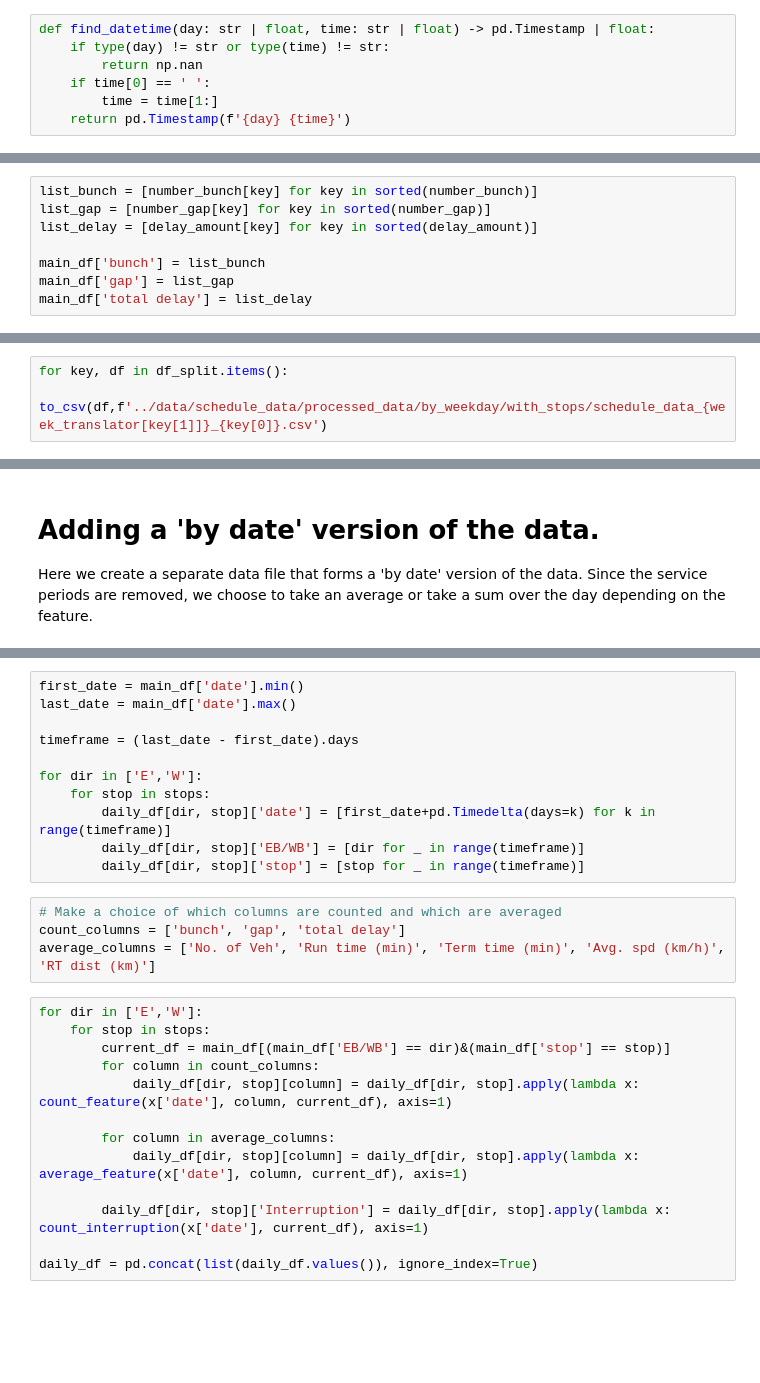
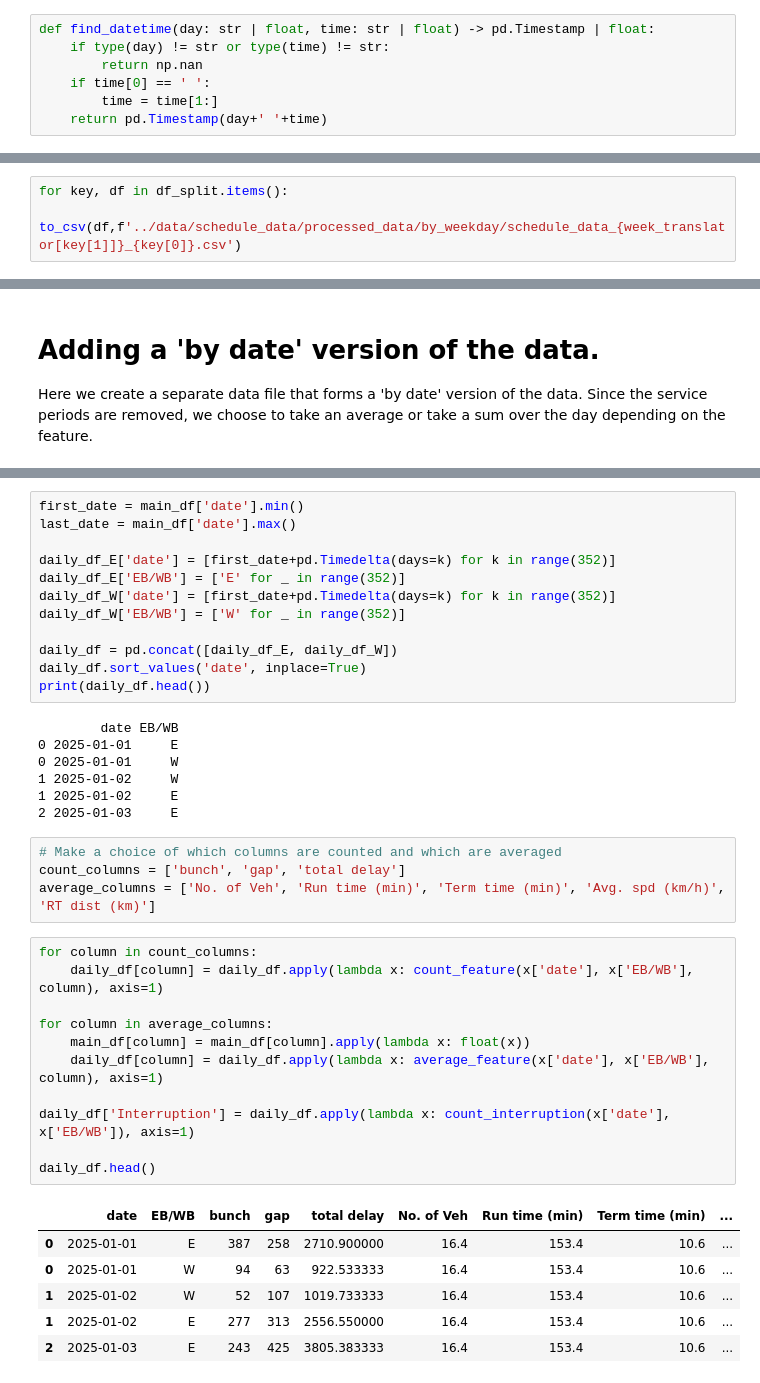
Before and after one commit to Erdos-Projects/spring-2026-predicting-streetcar-delays, a Jupyter notebook: data_processing/schedule_data_cleanup.ipynb, the cells around one changed output, grey strips where cells are left out. Saved outputs shown, nothing was run; the diff lists cells and outputs as text; blank space fills up the shorter version.

```diff
--- a/data_processing/schedule_data_cleanup.ipynb
+++ b/data_processing/schedule_data_cleanup.ipynb
@@ -72,7 +69,7 @@ def find_datetime(day: str | float, time: str | float) -> pd.Timestamp | float:
         return np.nan
     if time[0] == ' ':
         time = time[1:]
-    return pd.Timestamp(f'{day} {time}')
+    return pd.Timestamp(day+' '+time)
 # %%
 for df in dataframes:
     df['Time'] = df.Schedule.str[-10:]
@@ -284,8 +246,0 @@ for direction in ['E','W']:
-# %%
-list_bunch = [number_bunch[key] for key in sorted(number_bunch)]
-list_gap = [number_gap[key] for key in sorted(number_gap)]
-list_delay = [delay_amount[key] for key in sorted(delay_amount)]
-
-main_df['bunch'] = list_bunch
-main_df['gap'] = list_gap
-main_df['total delay'] = list_delay
@@ -323,4 +293,4 @@ Finally, let's write all the data into their own csv files. The final files are
 the rows are split by date/time period.
 # %%
 for key, df in df_split.items():
-    to_csv(df,f'../data/schedule_data/processed_data/by_weekday/with_stops/schedule_data_{week_translator[key[1]]}_{key[0]}.csv')
+    to_csv(df,f'../data/schedule_data/processed_data/by_weekday/schedule_data_{week_translator[key[1]]}_{key[0]}.csv')
@@ -376,27 +331,40 @@ def count_interruption(date, df):
 first_date = main_df['date'].min()
 last_date = main_df['date'].max()
 
-timeframe = (last_date - first_date).days
+daily_df_E['date'] = [first_date+pd.Timedelta(days=k) for k in range(352)]
+daily_df_E['EB/WB'] = ['E' for _ in range(352)]
+daily_df_W['date'] = [first_date+pd.Timedelta(days=k) for k in range(352)]
+daily_df_W['EB/WB'] = ['W' for _ in range(352)]
 
-for dir in ['E','W']:
-    for stop in stops:
-        daily_df[dir, stop]['date'] = [first_date+pd.Timedelta(days=k) for k in range(timeframe)]
-        daily_df[dir, stop]['EB/WB'] = [dir for _ in range(timeframe)]
-        daily_df[dir, stop]['stop'] = [stop for _ in range(timeframe)]
+daily_df = pd.concat([daily_df_E, daily_df_W])
+daily_df.sort_values('date', inplace=True)
+print(daily_df.head())
+# %% [output]
+        date EB/WB
+0 2025-01-01     E
+0 2025-01-01     W
+1 2025-01-02     W
+1 2025-01-02     E
+2 2025-01-03     E
 # %%
 # Make a choice of which columns are counted and which are averaged
 count_columns = ['bunch', 'gap', 'total delay']
 average_columns = ['No. of Veh', 'Run time (min)', 'Term time (min)', 'Avg. spd (km/h)', 'RT dist (km)']
 # %%
-for dir in ['E','W']:
-    for stop in stops:
-        current_df = main_df[(main_df['EB/WB'] == dir)&(main_df['stop'] == stop)]
-        for column in count_columns:
-            daily_df[dir, stop][column] = daily_df[dir, stop].apply(lambda x: count_feature(x['date'], column, current_df), axis=1)
+for column in count_columns:
+    daily_df[column] = daily_df.apply(lambda x: count_feature(x['date'], x['EB/WB'], column), axis=1)
 
-        for column in average_columns:
-            daily_df[dir, stop][column] = daily_df[dir, stop].apply(lambda x: average_feature(x['date'], column, current_df), axis=1)
+for column in average_columns:
+    main_df[column] = main_df[column].apply(lambda x: float(x))
+    daily_df[column] = daily_df.apply(lambda x: average_feature(x['date'], x['EB/WB'], column), axis=1)
 
-        daily_df[dir, stop]['Interruption'] = daily_df[dir, stop].apply(lambda x: count_interruption(x['date'], current_df), axis=1)
+daily_df['Interruption'] = daily_df.apply(lambda x: count_interruption(x['date'], x['EB/WB']), axis=1)
 
-daily_df = pd.concat(list(daily_df.values()), ignore_index=True)
+daily_df.head()
+# %% [output]
+|  | date | EB/WB | bunch | gap | total delay | No. of Veh | Run time (min) | Term time (min) | ... |
+| 0 | 2025-01-01 | E | 387 | 258 | 2710.900000 | 16.4 | 153.4 | 10.6 | ... |
+| 0 | 2025-01-01 | W | 94 | 63 | 922.533333 | 16.4 | 153.4 | 10.6 | ... |
+| 1 | 2025-01-02 | W | 52 | 107 | 1019.733333 | 16.4 | 153.4 | 10.6 | ... |
+| 1 | 2025-01-02 | E | 277 | 313 | 2556.550000 | 16.4 | 153.4 | 10.6 | ... |
+| 2 | 2025-01-03 | E | 243 | 425 | 3805.383333 | 16.4 | 153.4 | 10.6 | ... |
```
Also changed, not shown: parts of 17 cells of this notebook.
